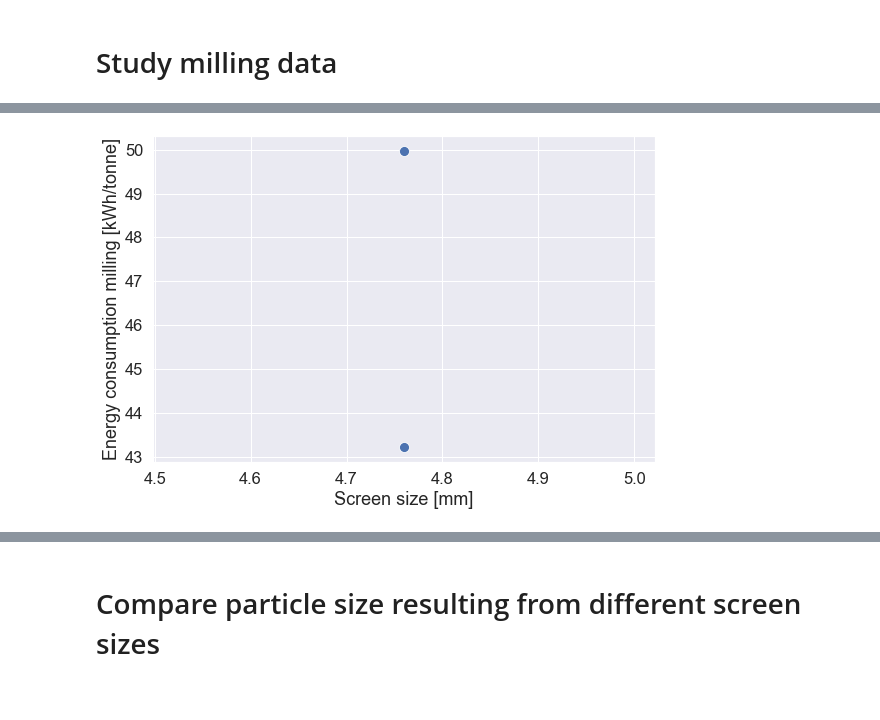
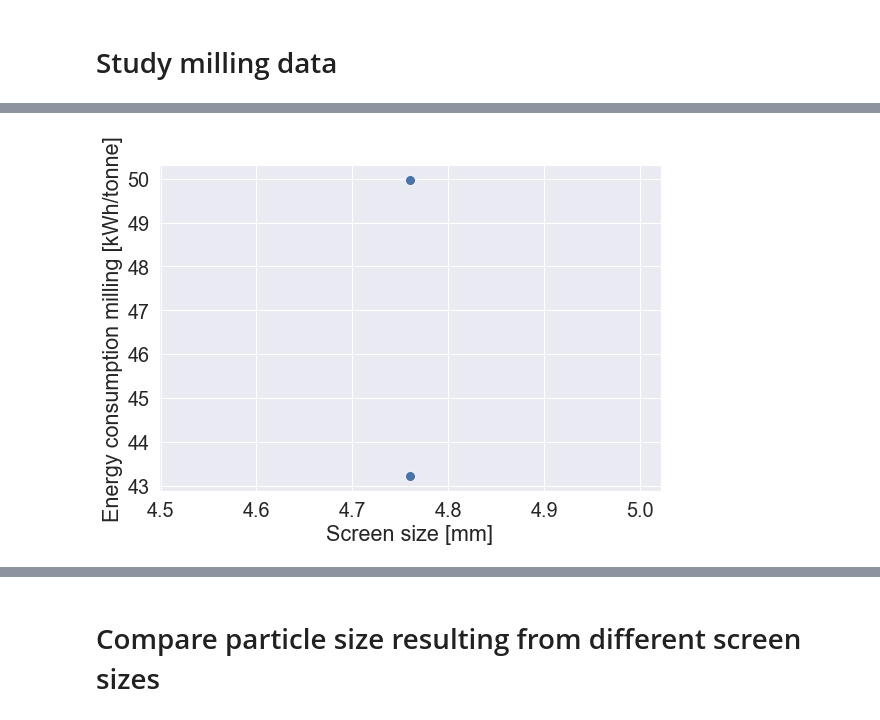
Before and after one commit to SimonAscher/Gasification_LCA_TEA, a Jupyter notebook: analysis/preliminary/milling_pelleting/milling_pelleting_energy_consumption_v1.ipynb, the cells around one changed output, grey strips where cells are left out. Drawn from its saved outputs; the diff is of its cells as text; code cells hidden in the pictures.

```diff
--- a/analysis/preliminary/milling_pelleting/milling_pelleting_energy_consumption_v1.ipynb
+++ b/analysis/preliminary/milling_pelleting/milling_pelleting_energy_consumption_v1.ipynb
@@ -95,7 +101,7 @@ def fit_linear_regression_with_rmse(x, y, display=True):
 # %%
 # Plot milling data - all
 plt.figure(figsize=(9,6))
-sns.set(font_scale=1.5)
+sns.set(font_scale=1.8)
 sns.scatterplot(data=data,x="Screen size [mm]", y="Energy consumption milling [kWh/tonne]", hue="Feedstock type", s=100)
 plt.savefig(directory + r"\figures\energy_milling_all.tiff", dpi=500, bbox_inches = "tight")
 plt.show()
@@ -104,7 +110,7 @@ plt.show()
 # %%
 # Plot milling data - herbaceous biomass
 plt.figure(figsize=(9,6))
-sns.set(font_scale=1.5)
+sns.set(font_scale=1.8)
 sns.scatterplot(data=herbaceous_data,x="Screen size [mm]", y="Energy consumption milling [kWh/tonne]", hue="Source", s=100)
 sns.regplot(data=herbaceous_data,x="Screen size [mm]", y="Energy consumption milling [kWh/tonne]", scatter=False)
 plt.savefig(directory + r"\figures\energy_milling_herbaceous.tiff", dpi=500, bbox_inches = "tight")
@@ -114,11 +120,11 @@ plt.show()
 # %%
 # Plot milling data - woody biomass
 plt.figure(figsize=(9,6))
-sns.set(font_scale=1.5)
+sns.set(font_scale=1.8)
 sns.scatterplot(data=woody_data,x="Screen size [mm]", y="Energy consumption milling [kWh/tonne]", s=100)
 plt.show()
 # %% [output]
-[figure, old version]
+[figure, new version]
 # %%
 # Create regression model for herbaceous biomass
 
```
Also changed, not shown: parts of 12 cells of this notebook, 12 other files.
